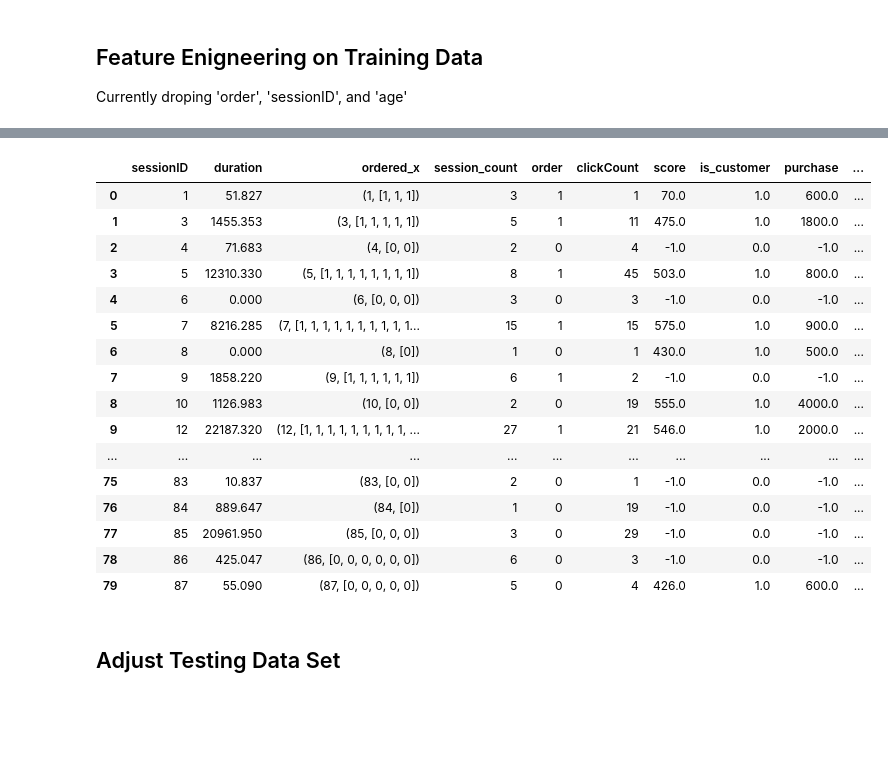
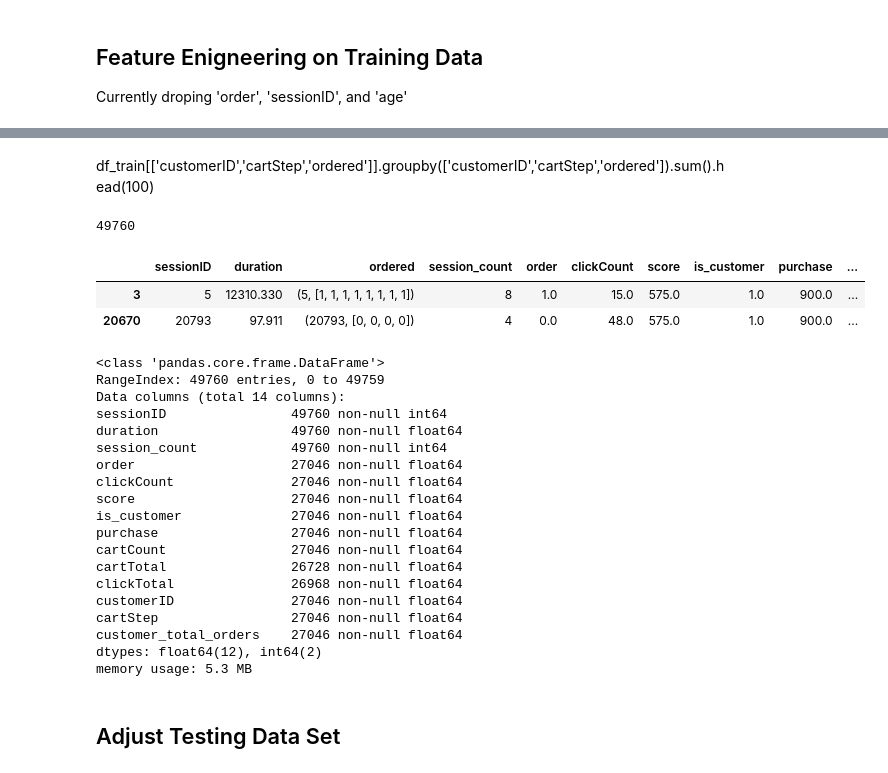
Before and after one commit to BrainMonkey/ml-contest1, a Jupyter notebook: python/jhiciano-merged.ipynb, the cells around one changed output, grey strips where cells are left out. Drawn from its saved outputs; the diff is of its cells as text; code cells hidden in the pictures; blank space fills up the shorter version.

```diff
--- a/python/jhiciano-merged.ipynb
+++ b/python/jhiciano-merged.ipynb
@@ -127,7 +127,8 @@ df_train['customer_total_orders'] = df_train.groupby('customerID')['customerID']
 df_train['total_duration'] = df_train.groupby('sessionID')['duration'].transform('sum')
 df_train.loc[df_train['customerID'] >= 0,'is_customer'] = 1
 df_train['is_customer'].fillna(0, inplace=True)
-df_train['cartStep'].fillna(0, inplace=True)
+df_train['cartStep'].fillna(-1, inplace=True)
+df_train['customerID'].fillna(-1, inplace=True)
 df_train['missing_items_total'] = df_train['clickTotal']-df_train['cartTotal']
 df_train['ordered'] = (df_train['order'] !='n').astype(int) #Converts string `order` to int value for training
 df_train = df_train.drop(['order'], axis=1)
@@ -220,16 +210,16 @@ memory usage: 76.1 MB
 df_train_clensed = df_train_clensed.drop(['customerID'], axis=1)
 # %%
 df_train_new.drop(df_train_new.index, inplace=True)
-df_train_new = df_train_clensed.groupby(['sessionID'])['duration'].sum()
+df_train_new = df_train.groupby(['sessionID'])['duration'].sum()
 df_train_new = df_train_new.reset_index()
-df_train_new['ordered'] = df_train_clensed.groupby(['sessionID'])['ordered']
-df_train_new['session_count'] = df_train_clensed.groupby('sessionID').count().reset_index()['hour']
+df_train_new['ordered'] = df_train.groupby(['sessionID'])['ordered']
+df_train_new['session_count'] = df_train.groupby('sessionID').count().reset_index()['hour']
 
 
-temp_list = ['sessionID','ordered','clickCount','score','is_customer','customerID','cartTotal','clickTotal','purchase','cartCount','customer_total_orders']
+temp_list = ['sessionID','ordered','clickCount','score','is_customer','customerID','cartTotal','clickTotal','purchase','cartCount','customer_total_orders','cartStep']
 gb_list = ['sessionID','ordered','score','is_customer','customer_total_orders','purchase','customerID']
 
-df_temp = df_train_clensed[temp_list]
+df_temp = df_train[temp_list]
 df_temp2 = df_temp.groupby(gb_list, as_index=False)['clickCount'].max()
 df_temp3 = df_temp.groupby(gb_list, as_index=False)['clickTotal'].max()
 df_temp4 = df_temp.groupby(gb_list, as_index=False)['cartTotal'].max()
@@ -247,0 +227,2 @@ df_train_222.reset_index().head()
+# %%
+df_temp6 = df_temp.groupby(gb_list, as_index=False)['cartStep'].max()
@@ -248,44 +235,54 @@ df_train_222.reset_index().head()
+# %% [markdown]
+df_train[['customerID','cartStep','ordered']].groupby(['customerID','cartStep','ordered']).sum().head(100)
 # %%
 df_train_new['order'] = df_temp2['ordered']
 df_train_new['clickCount'] = df_temp2['clickCount']
 df_train_new['score'] = df_temp2['score']
 df_train_new['is_customer'] = df_temp2['is_customer']
 df_train_new['purchase'] = df_temp2['purchase']
 df_train_new['cartCount'] = df_temp5['cartCount']
 df_train_new['cartTotal'] = df_temp4['cartTotal']
 df_train_new['clickTotal'] = df_temp3['clickTotal']
 df_train_new['customerID'] = df_temp3['customerID']
+df_train_new['cartStep'] = df_temp6['cartStep']
 df_train_new['customer_total_orders'] = df_temp3['customer_total_orders']
 #df_train_new.set_index('customerID').join(df_train_222.set_index('customerID'))
-df_train_new = df_train_new.merge(
-                 df_train_222,
-                 on='customerID',
-
-df_train_new.head(80)
+# df_train_new = df_train_new.merge(
+#                  df_order_chance,
+#                  on='customerID')
+print(len(df_train_new))
+df_train_new.loc[df_train_new['customerID'] == 5]
 # %% [output]
+49760
-|  | sessionID | duration | ordered_x | session_count | order | clickCount | score | is_customer | purchase | ... |
-| 0 | 1 | 51.827 | (1, [1, 1, 1]) | 3 | 1 | 1 | 70.0 | 1.0 | 600.0 | ... |
-| 1 | 3 | 1455.353 | (3, [1, 1, 1, 1, 1]) | 5 | 1 | 11 | 475.0 | 1.0 | 1800.0 | ... |
-| 2 | 4 | 71.683 | (4, [0, 0]) | 2 | 0 | 4 | -1.0 | 0.0 | -1.0 | ... |
-| 3 | 5 | 12310.330 | (5, [1, 1, 1, 1, 1, 1, 1, 1]) | 8 | 1 | 45 | 503.0 | 1.0 | 800.0 | ... |
-| 4 | 6 | 0.000 | (6, [0, 0, 0]) | 3 | 0 | 3 | -1.0 | 0.0 | -1.0 | ... |
-| 5 | 7 | 8216.285 | (7, [1, 1, 1, 1, 1, 1, 1, 1, 1, 1... | 15 | 1 | 15 | 575.0 | 1.0 | 900.0 | ... |
-| 6 | 8 | 0.000 | (8, [0]) | 1 | 0 | 1 | 430.0 | 1.0 | 500.0 | ... |
-| 7 | 9 | 1858.220 | (9, [1, 1, 1, 1, 1, 1]) | 6 | 1 | 2 | -1.0 | 0.0 | -1.0 | ... |
-| 8 | 10 | 1126.983 | (10, [0, 0]) | 2 | 0 | 19 | 555.0 | 1.0 | 4000.0 | ... |
-| 9 | 12 | 22187.320 | (12, [1, 1, 1, 1, 1, 1, 1, 1, 1, ... | 27 | 1 | 21 | 546.0 | 1.0 | 2000.0 | ... |
-| ... | ... | ... | ... | ... | ... | ... | ... | ... | ... | ... |
-| 75 | 83 | 10.837 | (83, [0, 0]) | 2 | 0 | 1 | -1.0 | 0.0 | -1.0 | ... |
-| 76 | 84 | 889.647 | (84, [0]) | 1 | 0 | 19 | -1.0 | 0.0 | -1.0 | ... |
-| 77 | 85 | 20961.950 | (85, [0, 0, 0]) | 3 | 0 | 29 | -1.0 | 0.0 | -1.0 | ... |
-| 78 | 86 | 425.047 | (86, [0, 0, 0, 0, 0, 0]) | 6 | 0 | 3 | -1.0 | 0.0 | -1.0 | ... |
-| 79 | 87 | 55.090 | (87, [0, 0, 0, 0, 0]) | 5 | 0 | 4 | 426.0 | 1.0 | 600.0 | ... |
+|  | sessionID | duration | ordered | session_count | order | clickCount | score | is_customer | purchase | ... |
+| 3 | 5 | 12310.330 | (5, [1, 1, 1, 1, 1, 1, 1, 1]) | 8 | 1.0 | 15.0 | 575.0 | 1.0 | 900.0 | ... |
+| 20670 | 20793 | 97.911 | (20793, [0, 0, 0, 0]) | 4 | 0.0 | 48.0 | 575.0 | 1.0 | 900.0 | ... |
 # %%
-#df_train_new = df_train_new.drop(['ordered_x'], axis=1)
+#df_train_new = df_train_new.drop(['ordered'], axis=1)
 df_train_new.head(8)
 #df_train_new = df_train_new.drop(['customerID'], axis=1)
-df_train_new.head(8)
+df_train_new.info()
 #df_train_new = df_train_new.drop(['customerID'], axis=1)
+# %% [output]
+<class 'pandas.core.frame.DataFrame'>
+RangeIndex: 49760 entries, 0 to 49759
+Data columns (total 14 columns):
+sessionID                49760 non-null int64
+duration                 49760 non-null float64
+session_count            49760 non-null int64
+order                    27046 non-null float64
+clickCount               27046 non-null float64
+score                    27046 non-null float64
+is_customer              27046 non-null float64
+purchase                 27046 non-null float64
+cartCount                27046 non-null float64
+cartTotal                26728 non-null float64
+clickTotal               26968 non-null float64
+customerID               27046 non-null float64
+cartStep                 27046 non-null float64
+customer_total_orders    27046 non-null float64
+dtypes: float64(12), int64(2)
+memory usage: 5.3 MB
 # %% [markdown]
 ## Adjust Testing Data Set
 # %%
```
Also changed, not shown: parts of 10 cells of this notebook, 5 other files.
